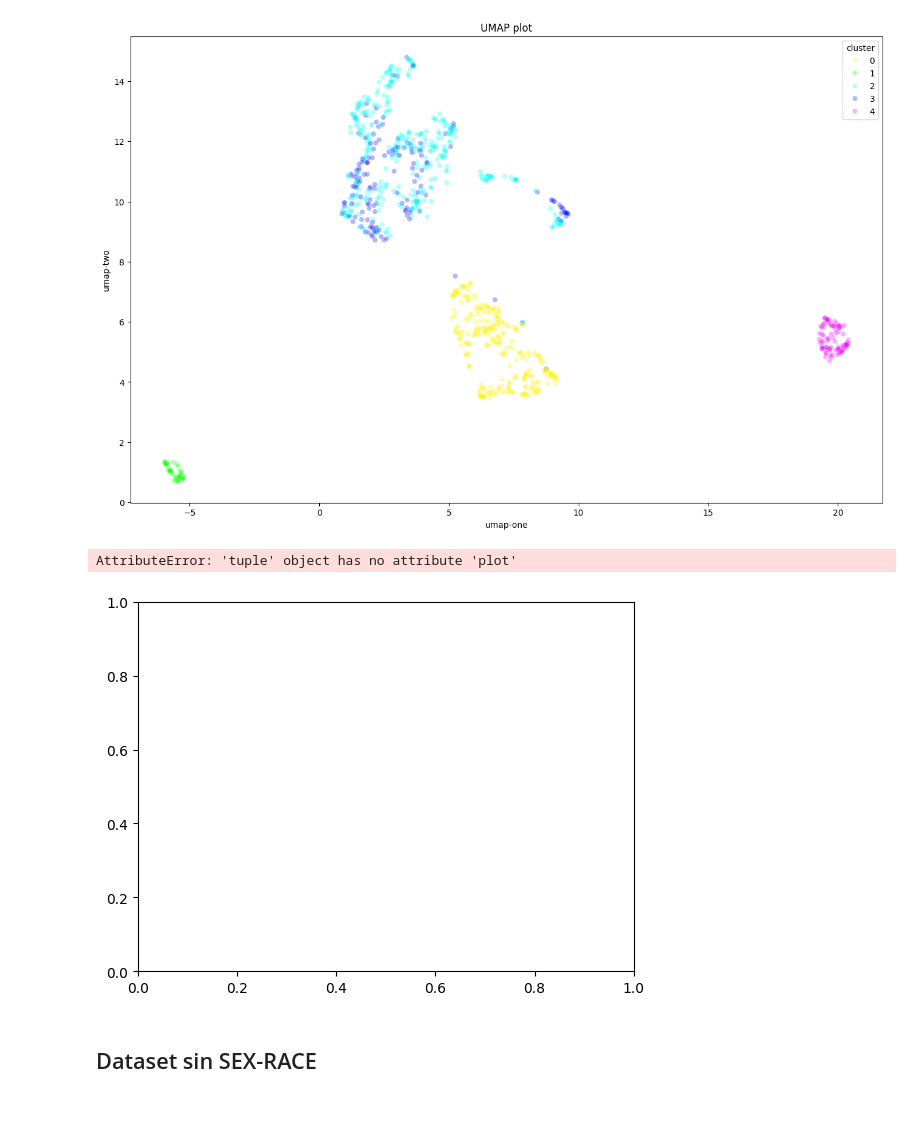
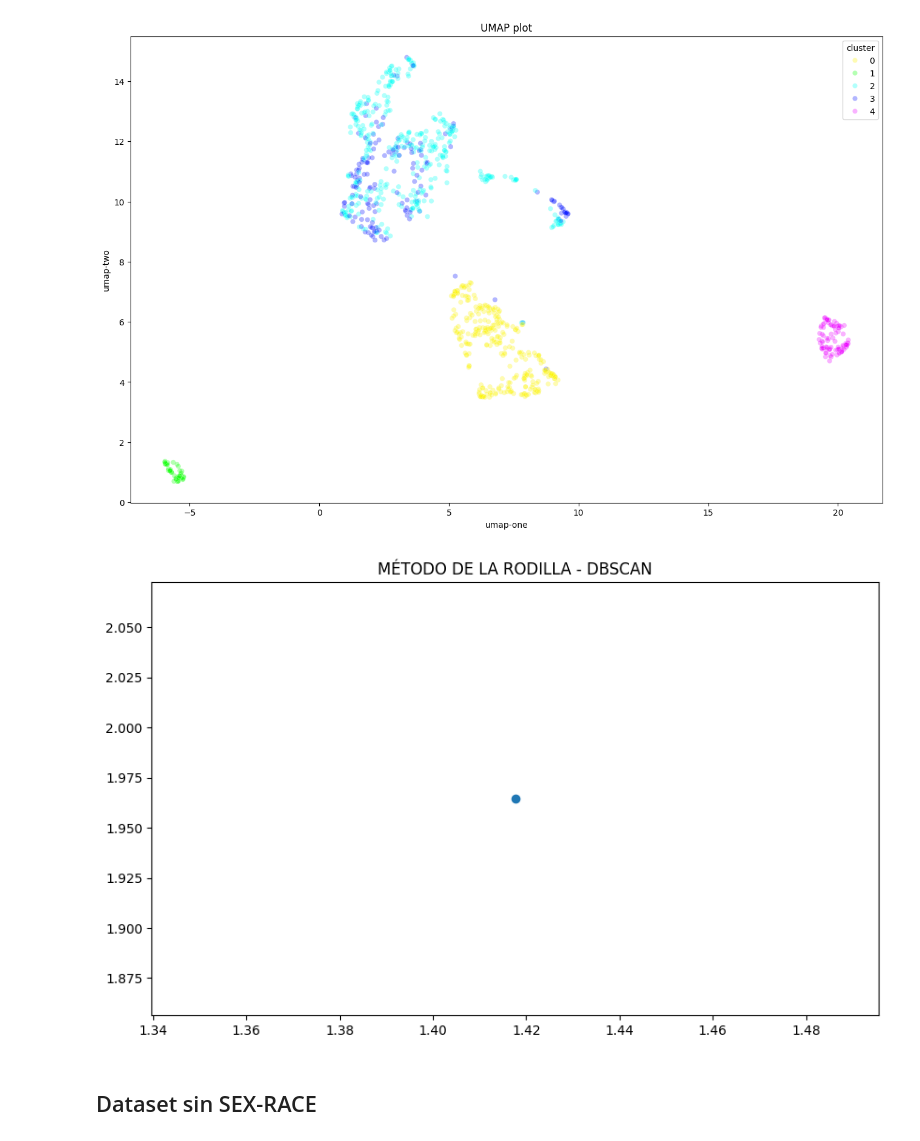
Before and after one commit to BnjmnNicholas/Proyecto_mineria_cc5205, a Jupyter notebook: clusteting.ipynb, the cells around one changed output. Saved outputs shown, nothing was run; the diff lists cells and outputs as text; code cells hidden in the pictures; blank space fills up the shorter version.

```diff
--- a/clusteting.ipynb
+++ b/clusteting.ipynb
@@ -186,18 +186,18 @@ Cluster 4: 96 datos
 [figure]
 [figure]
 # %%
-# DBSCAN Clustering
+# DBSCAN Clustering knee method
 
 model = 'DBSCAN'
 dataset = 'Full'
 output_path = 'resultados/' + dataset + '_' + model
 
 # folder de salida
 if not os.path.exists(output_path):
     os.makedirs(output_path)
 
-# eps optimo
-dbscan_knee(df = df_full_scaled, output_file_path = output_path + '/knee.png')
+# Grafico para eps y min_samples optimo
+number_neighbours = 20
+dbscan_knee(df = df_full_scaled, number_neighbours = number_neighbours, output_file_path = output_path + '/knee.png')
 # %% [output]
-AttributeError: 'tuple' object has no attribute 'plot'
-[figure, old version]
+[figure, new version]
```
Also changed, not shown: parts of 2 cells of this notebook, 1 other file.
